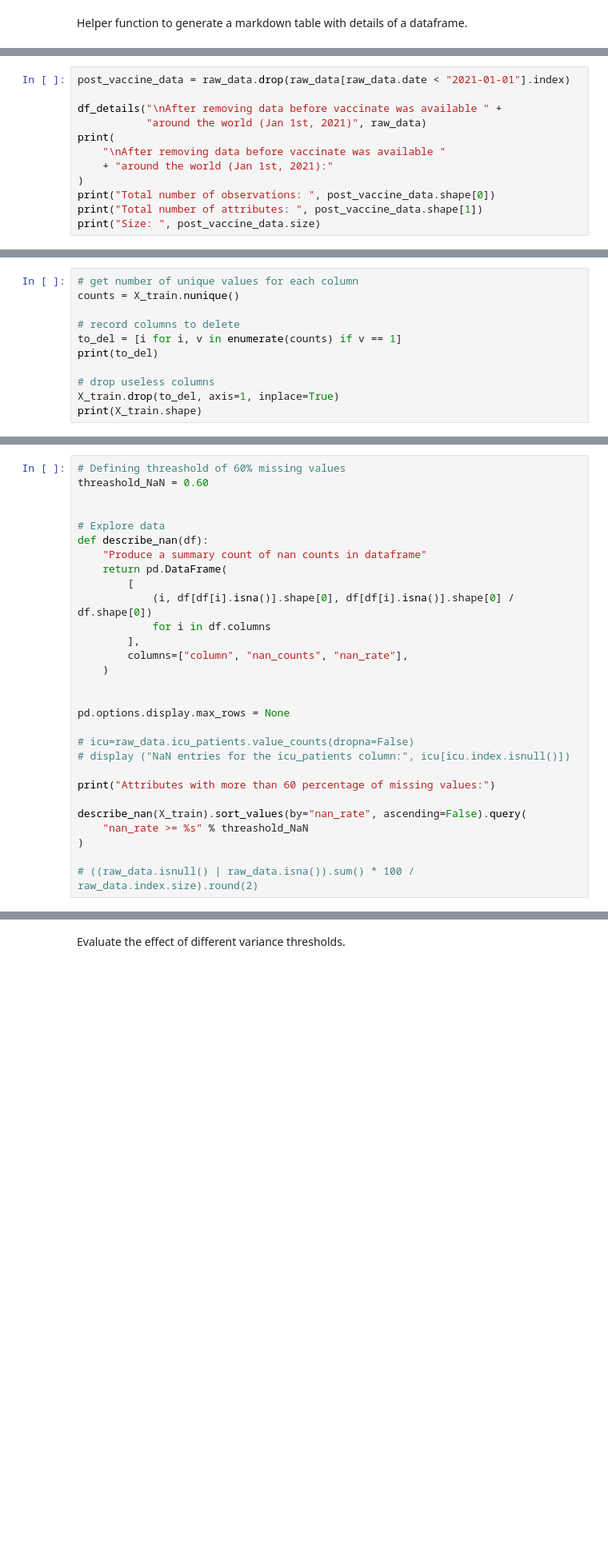
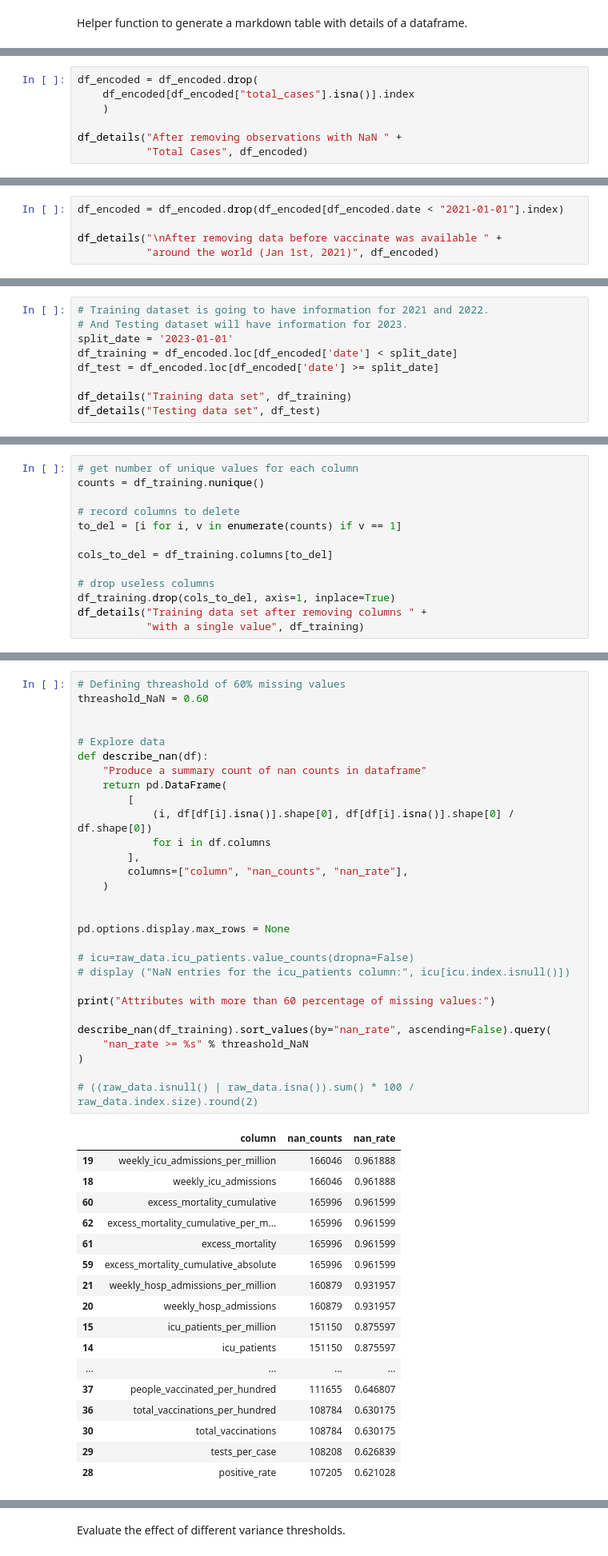
Before and after one commit to aamadorc/CIND820, a Jupyter notebook: CIND820_EDA.ipynb, the cells around one changed output, grey strips where cells are left out. Shown at 80% size. Drawn from its saved outputs; the diff is of its cells as text; blank space fills up the shorter version.

```diff
--- a/CIND820_EDA.ipynb
+++ b/CIND820_EDA.ipynb
@@ -179,0 +412,7 @@ Size:  20681024
+# %%
+df_encoded = df_encoded.drop(
+    df_encoded[df_encoded["total_cases"].isna()].index
+    )
+
+df_details("After removing observations with NaN " +
+           "Total Cases", df_encoded)
@@ -184,17 +430,10 @@ Multiple vaccines became available on the second semester of 2020. By December m
 
 As vaccinations changed the behaviour of the pandemic I will remove data before Jan 1st, 2021 to consider data only after vaccines became availability.
 # %%
-post_vaccine_data = raw_data.drop(raw_data[raw_data.date < "2021-01-01"].index)
+df_encoded = df_encoded.drop(df_encoded[df_encoded.date < "2021-01-01"].index)
 
 df_details("\nAfter removing data before vaccinate was available " +
-           "around the world (Jan 1st, 2021)", raw_data)
-print(
-    "\nAfter removing data before vaccinate was available "
-    + "around the world (Jan 1st, 2021):"
-)
-print("Total number of observations: ", post_vaccine_data.shape[0])
-print("Total number of attributes: ", post_vaccine_data.shape[1])
-print("Size: ", post_vaccine_data.size)
+           "around the world (Jan 1st, 2021)", df_encoded)
 # %% [output]
 
 |
@@ -296,0 +452,9 @@ Size:  72064
+# %%
+# Training dataset is going to have information for 2021 and 2022.
+# And Testing dataset will have information for 2023.
+split_date = '2023-01-01'
+df_training = df_encoded.loc[df_encoded['date'] < split_date]
+df_test = df_encoded.loc[df_encoded['date'] >= split_date]
+
+df_details("Training data set", df_training)
+df_details("Testing data set", df_test)
@@ -302,13 +481,15 @@ Size:  72064
 The dataset doesn't have columns with a single value.
 # %%
 # get number of unique values for each column
-counts = X_train.nunique()
+counts = df_training.nunique()
 
 # record columns to delete
 to_del = [i for i, v in enumerate(counts) if v == 1]
-print(to_del)
+
+cols_to_del = df_training.columns[to_del]
 
 # drop useless columns
-X_train.drop(to_del, axis=1, inplace=True)
-print(X_train.shape)
+df_training.drop(cols_to_del, axis=1, inplace=True)
+df_details("Training data set after removing columns " +
+           "with a single value", df_training)
 # %% [output]
@@ -349,30 +506,47 @@ We can calculate the ratio of missing values using a simple formula. The formula
 # %%
 # Defining threashold of 60% missing values
 threashold_NaN = 0.60
 
 
 # Explore data
 def describe_nan(df):
     "Produce a summary count of nan counts in dataframe"
     return pd.DataFrame(
         [
             (i, df[df[i].isna()].shape[0], df[df[i].isna()].shape[0] / df.shape[0])
             for i in df.columns
         ],
         columns=["column", "nan_counts", "nan_rate"],
     )
 
 
 pd.options.display.max_rows = None
 
 # icu=raw_data.icu_patients.value_counts(dropna=False)
 # display ("NaN entries for the icu_patients column:", icu[icu.index.isnull()])
 
 print("Attributes with more than 60 percentage of missing values:")
 
-describe_nan(X_train).sort_values(by="nan_rate", ascending=False).query(
+describe_nan(df_training).sort_values(by="nan_rate", ascending=False).query(
     "nan_rate >= %s" % threashold_NaN
 )
 
 # ((raw_data.isnull() | raw_data.isna()).sum() * 100 / raw_data.index.size).round(2)
 # %% [output]
+|  | column | nan_counts | nan_rate |
+| 19 | weekly_icu_admissions_per_million | 166046 | 0.961888 |
+| 18 | weekly_icu_admissions | 166046 | 0.961888 |
+| 60 | excess_mortality_cumulative | 165996 | 0.961599 |
+| 62 | excess_mortality_cumulative_per_m... | 165996 | 0.961599 |
+| 61 | excess_mortality | 165996 | 0.961599 |
+| 59 | excess_mortality_cumulative_absolute | 165996 | 0.961599 |
+| 21 | weekly_hosp_admissions_per_million | 160879 | 0.931957 |
+| 20 | weekly_hosp_admissions | 160879 | 0.931957 |
+| 15 | icu_patients_per_million | 151150 | 0.875597 |
+| 14 | icu_patients | 151150 | 0.875597 |
+| ... | ... | ... | ... |
+| 37 | people_vaccinated_per_hundred | 111655 | 0.646807 |
+| 36 | total_vaccinations_per_hundred | 108784 | 0.630175 |
+| 30 | total_vaccinations | 108784 | 0.630175 |
+| 29 | tests_per_case | 108208 | 0.626839 |
+| 28 | positive_rate | 107205 | 0.621028 |
```
Also changed, not shown: parts of 34 cells of this notebook, 2 other files.
